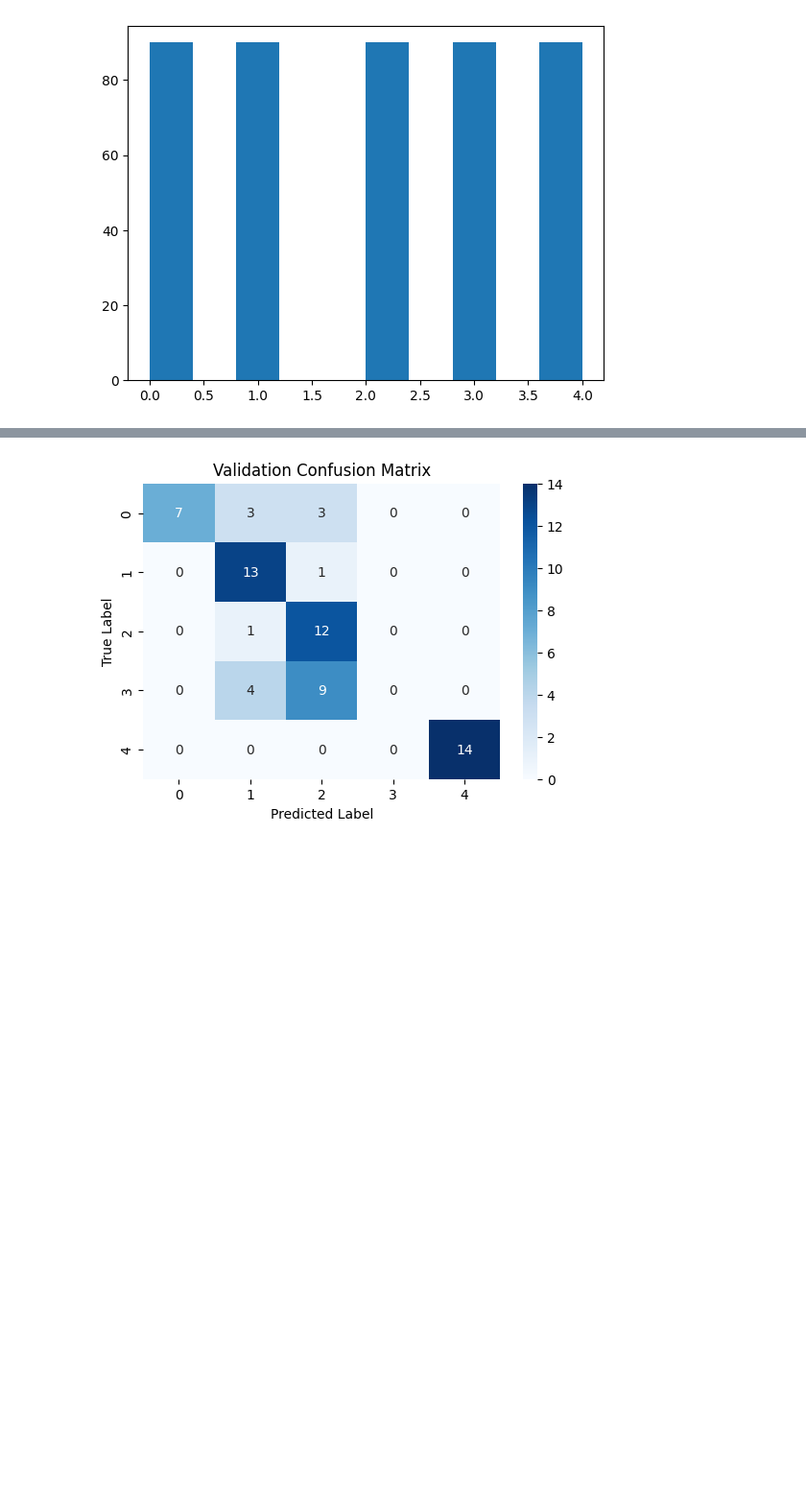
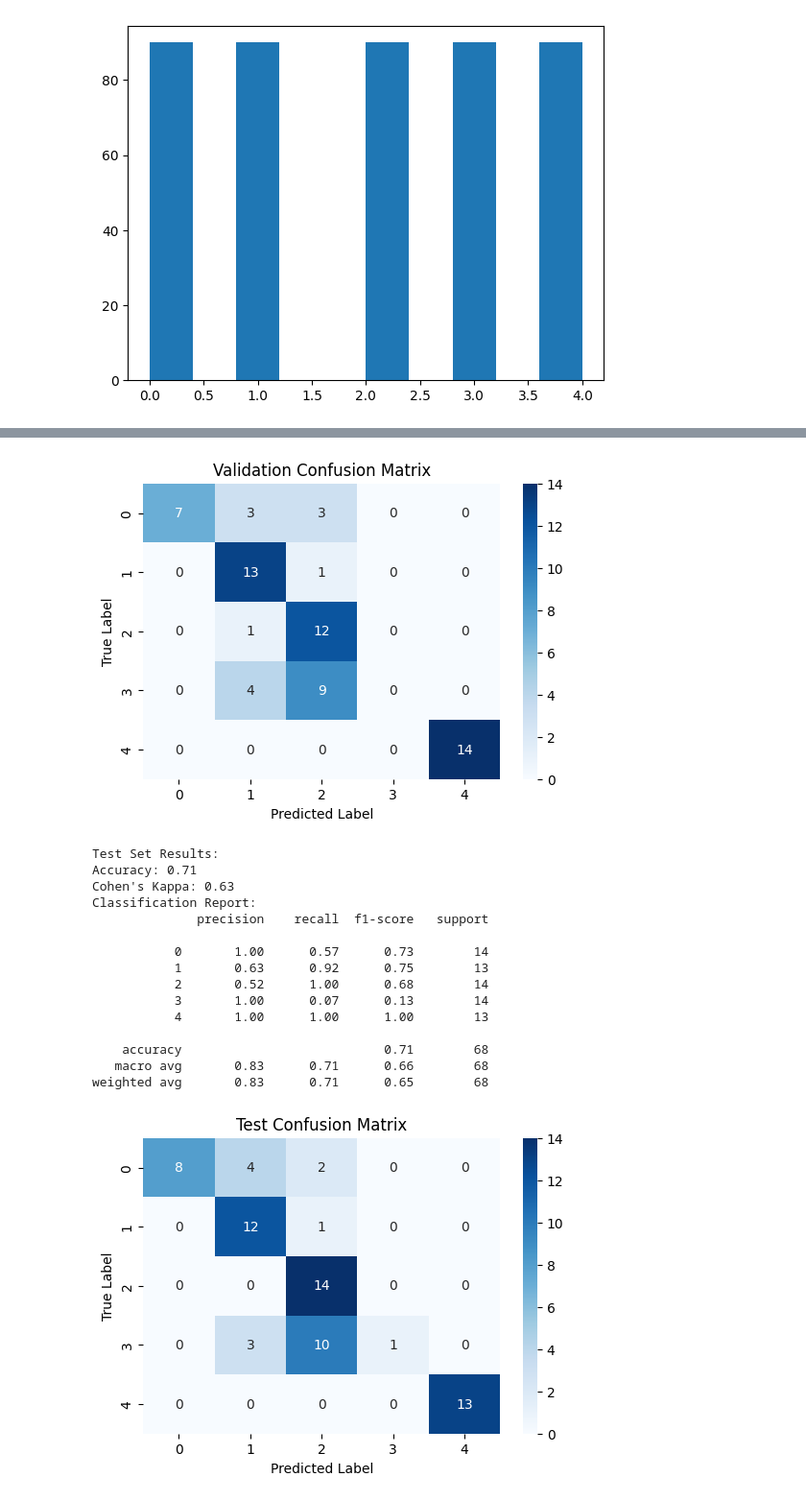
Before and after one commit to CarlosKim94/reflective_writing_LLM_ML_comparison, a Jupyter notebook: ml_ordinal.ipynb, the cells around one changed output, grey strips where cells are left out. Shown: that part at 96% size. Saved outputs shown, nothing was run; the diff lists cells and outputs as text; code cells hidden in the pictures; blank space fills up the shorter version.

```diff
--- a/ml_ordinal.ipynb
+++ b/ml_ordinal.ipynb
@@ -208,7 +234,7 @@ def ordinal_svm_predict(models, X):
 
 # Predictions
 pcsvm_y_val_pred = ordinal_svm_predict(svm_models, X_val_tfidf)
-# pcsvm_y_test_pred = ordinal_svm_predict(svm_models, X_test_tfidf)
+pcsvm_y_test_pred = ordinal_svm_predict(svm_models, X_test_tfidf)
 
 # Evaludation metrics for validation set
 pcsvm_val_accuracy = accuracy_score(y_val, pcsvm_y_val_pred)
@@ -217,52 +243,68 @@ pcsvm_val_cohen_kappa = cohen_kappa_score(y_val, pcsvm_y_val_pred)
 pcsvm_val_cm = confusion_matrix(y_val, pcsvm_y_val_pred)
 
 # Evaludation metrics for test set
-# pcsvm_test_accuracy = accuracy_score(y_test, pcsvm_y_test_pred)
-# pcsvm_test_class_report = classification_report(y_test, pcsvm_y_test_pred, zero_division=0)
-# pcsvm_test_cohen_kappa = cohen_kappa_score(y_test, pcsvm_y_test_pred)
-# pcsvm_test_cm = confusion_matrix(y_test, pcsvm_y_test_pred)
+pcsvm_test_accuracy = accuracy_score(y_test, pcsvm_y_test_pred)
+pcsvm_test_class_report = classification_report(y_test, pcsvm_y_test_pred, zero_division=0)
+pcsvm_test_cohen_kappa = cohen_kappa_score(y_test, pcsvm_y_test_pred)
+pcsvm_test_cm = confusion_matrix(y_test, pcsvm_y_test_pred)
 
 # Print results
 print("Validation Set Results:")
 print(f"Accuracy: {pcsvm_val_accuracy:.2f}")
 print(f"Cohen's Kappa: {pcsvm_val_cohen_kappa:.2f}")
 print("Classification Report:")
 print(pcsvm_val_class_report)
 plt.figure(figsize=(6,4))
 sns.heatmap(pcsvm_val_cm, annot=True, fmt='d', cmap='Blues', xticklabels=sorted(set(y_val)), yticklabels=sorted(set(y_val)))
 plt.xlabel("Predicted Label")
 plt.ylabel("True Label")
 plt.title("Validation Confusion Matrix")
 plt.show()
 
-# print("\nTest Set Results:")
-# print(f"Accuracy: {pcsvm_test_accuracy:.2f}")
-# print(f"Cohen's Kappa: {pcsvm_test_cohen_kappa:.2f}")
-# print("Classification Report:")
-# print(pcsvm_test_class_report)
-# plt.figure(figsize=(6,4))
-# sns.heatmap(pcsvm_test_cm, annot=True, fmt='d', cmap='Blues', xticklabels=sorted(set(y_test)), yticklabels=sorted(set(y_test)))
-# plt.xlabel("Predicted Label")
-# plt.ylabel("True Label")
-# plt.title("Test Confusion Matrix")
-# plt.show()
+print("\nTest Set Results:")
+print(f"Accuracy: {pcsvm_test_accuracy:.2f}")
+print(f"Cohen's Kappa: {pcsvm_test_cohen_kappa:.2f}")
+print("Classification Report:")
+print(pcsvm_test_class_report)
+plt.figure(figsize=(6,4))
+sns.heatmap(pcsvm_test_cm, annot=True, fmt='d', cmap='Blues', xticklabels=sorted(set(y_test)), yticklabels=sorted(set(y_test)))
+plt.xlabel("Predicted Label")
+plt.ylabel("True Label")
+plt.title("Test Confusion Matrix")
+plt.show()
 # %% [output]
 Validation Set Results:
 Accuracy: 0.69
 Cohen's Kappa: 0.61
 Classification Report:
               precision    recall  f1-score   support
 
            0       1.00      0.54      0.70        13
            1       0.62      0.93      0.74        14
            2       0.48      0.92      0.63        13
            3       0.00      0.00      0.00        13
            4       1.00      1.00      1.00        14
 
     accuracy                           0.69        67
    macro avg       0.62      0.68      0.61        67
 weighted avg       0.63      0.69      0.62        67
 [figure]
+Test Set Results:
+Accuracy: 0.71
+Cohen's Kappa: 0.63
+Classification Report:
+              precision    recall  f1-score   support
+
+           0       1.00      0.57      0.73        14
+           1       0.63      0.92      0.75        13
+           2       0.52      1.00      0.68        14
+           3       1.00      0.07      0.13        14
+           4       1.00      1.00      1.00        13
+
+    accuracy                           0.71        68
+   macro avg       0.83      0.71      0.66        68
+weighted avg       0.83      0.71      0.65        68
+[figure, added]
 # %%
 # Train a Random Forest model (as an approximation of Ordinal Forest)
 ord_forest = RandomForestClassifier(n_estimators=100, random_state=42)
```
Also changed, not shown: parts of 3 cells of this notebook.
